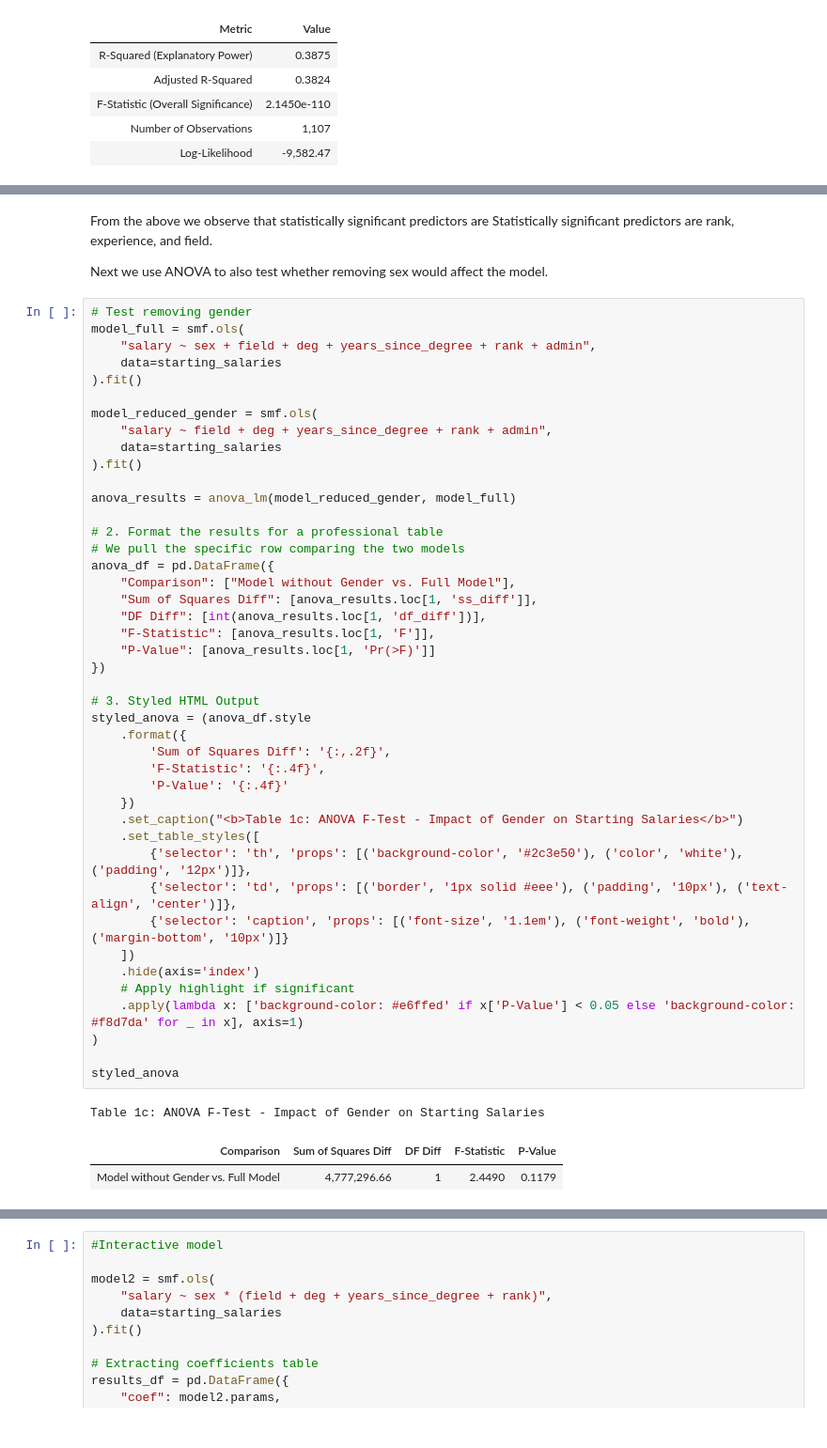
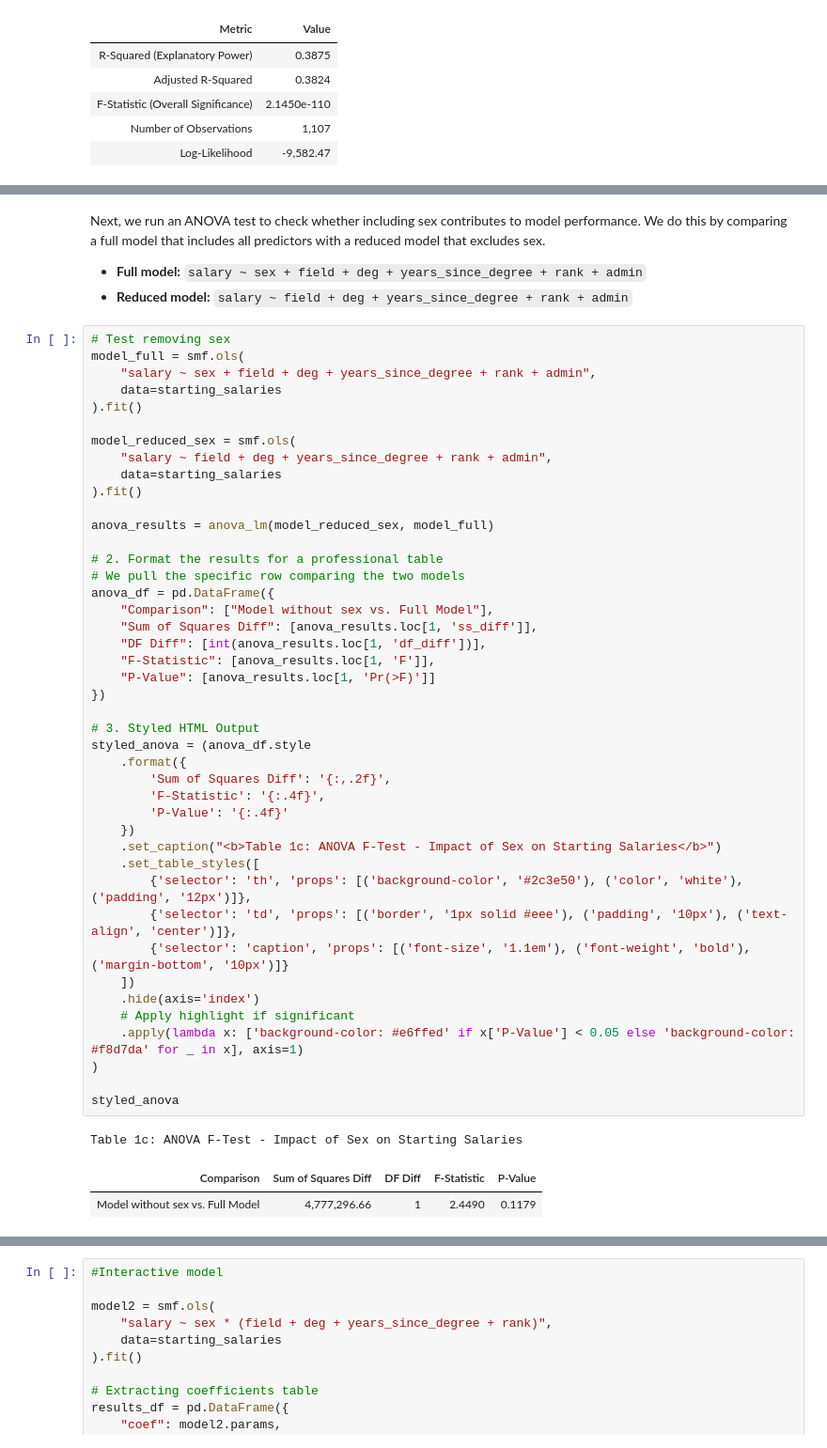
Before and after one commit to Jaiycex/Data557_Project_StoryTeam, a Jupyter notebook: Istanbul_IDS.ipynb, the cells around one changed output, grey strips where cells are left out. Shown at 94% size. Drawn from its saved outputs; the diff is of its cells as text.

```diff
--- a/Istanbul_IDS.ipynb
+++ b/Istanbul_IDS.ipynb
@@ -200,52 +241,53 @@ Table 1b: Model Fit Diagnostics for Starting Salaries
 # %% [markdown]
-From the above we observe that statistically significant predictors are Statistically significant predictors are rank, experience, and field.
+Next, we run an ANOVA test to check whether including sex contributes to model performance. We do this by comparing a full model that includes all predictors with a reduced model that excludes sex.
 
-Next we use ANOVA to also test whether removing sex would affect the model.
+- **Full model:** `salary ~ sex + field + deg + years_since_degree + rank + admin`
+- **Reduced model:** `salary ~ field + deg + years_since_degree + rank + admin`
 # %%
-# Test removing gender
+# Test removing sex
 model_full = smf.ols(
     "salary ~ sex + field + deg + years_since_degree + rank + admin",
     data=starting_salaries
 ).fit()
 
-model_reduced_gender = smf.ols(
+model_reduced_sex = smf.ols(
     "salary ~ field + deg + years_since_degree + rank + admin",
     data=starting_salaries
 ).fit()
 
-anova_results = anova_lm(model_reduced_gender, model_full)
+anova_results = anova_lm(model_reduced_sex, model_full)
 
 # 2. Format the results for a professional table
 # We pull the specific row comparing the two models
 anova_df = pd.DataFrame({
-    "Comparison": ["Model without Gender vs. Full Model"],
+    "Comparison": ["Model without sex vs. Full Model"],
     "Sum of Squares Diff": [anova_results.loc[1, 'ss_diff']],
     "DF Diff": [int(anova_results.loc[1, 'df_diff'])],
     "F-Statistic": [anova_results.loc[1, 'F']],
     "P-Value": [anova_results.loc[1, 'Pr(>F)']]
 })
 
 # 3. Styled HTML Output
 styled_anova = (anova_df.style
     .format({
         'Sum of Squares Diff': '{:,.2f}',
         'F-Statistic': '{:.4f}',
         'P-Value': '{:.4f}'
     })
-    .set_caption("<b>Table 1c: ANOVA F-Test - Impact of Gender on Starting Salaries</b>")
+    .set_caption("<b>Table 1c: ANOVA F-Test - Impact of Sex on Starting Salaries</b>")
     .set_table_styles([
         {'selector': 'th', 'props': [('background-color', '#2c3e50'), ('color', 'white'), ('padding', '12px')]},
         {'selector': 'td', 'props': [('border', '1px solid #eee'), ('padding', '10px'), ('text-align', 'center')]},
         {'selector': 'caption', 'props': [('font-size', '1.1em'), ('font-weight', 'bold'), ('margin-bottom', '10px')]}
     ])
     .hide(axis='index')
     # Apply highlight if significant
     .apply(lambda x: ['background-color: #e6ffed' if x['P-Value'] < 0.05 else 'background-color: #f8d7da' for _ in x], axis=1)
 )
 
 styled_anova
 # %% [output]
-Table 1c: ANOVA F-Test - Impact of Gender on Starting Salaries
+Table 1c: ANOVA F-Test - Impact of Sex on Starting Salaries
 | Comparison | Sum of Squares Diff | DF Diff | F-Statistic | P-Value |
-| Model without Gender vs. Full Model | 4,777,296.66 | 1 | 2.4490 | 0.1179 |
+| Model without sex vs. Full Model | 4,777,296.66 | 1 | 2.4490 | 0.1179 |
 # %% [markdown]
```
Also changed, not shown: parts of 28 cells of this notebook.
